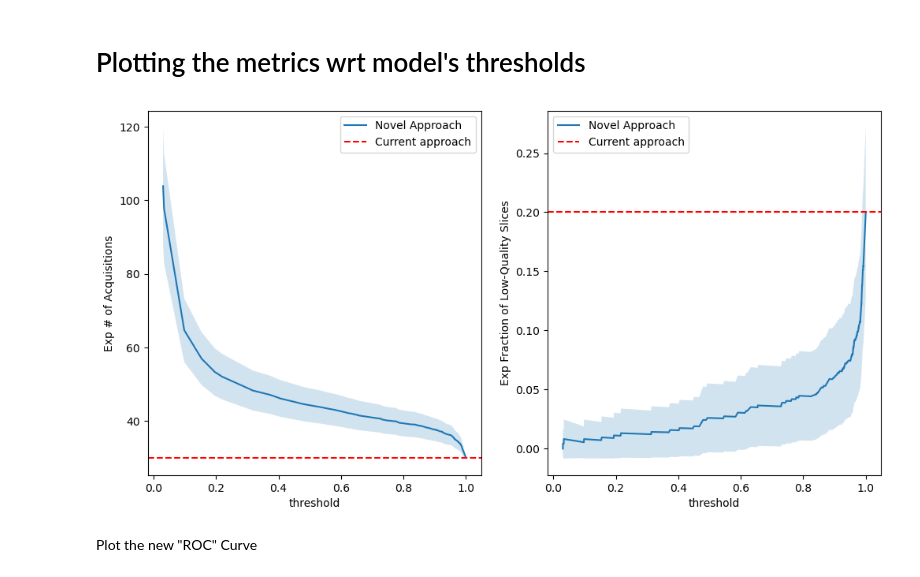
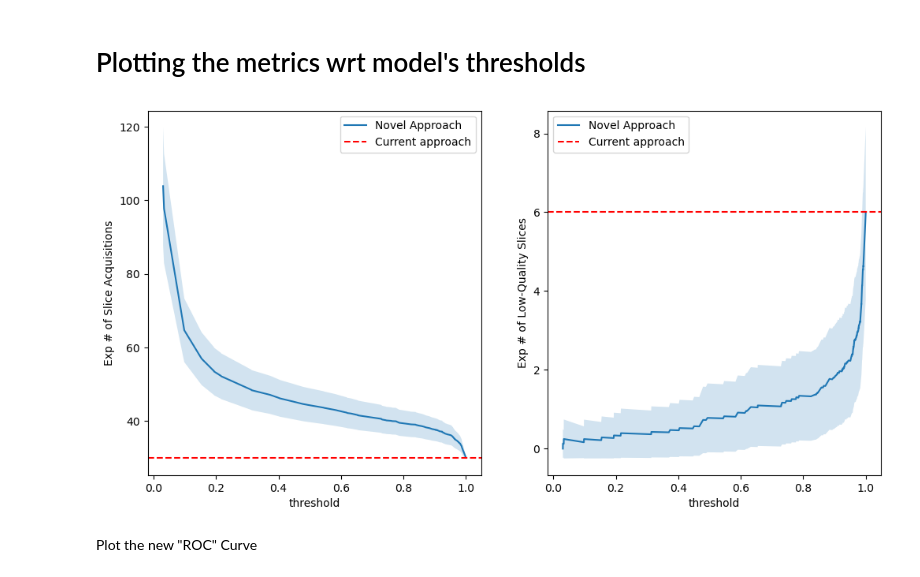
Before and after one commit to MedicalVisionGroup/FetalBrainIQA, a Jupyter notebook: thesis_figs/simulations.ipynb, the cells around one changed output. Cells and saved outputs as stored; diff of their text form; code cells hidden in the pictures.

```diff
--- a/thesis_figs/simulations.ipynb
+++ b/thesis_figs/simulations.ipynb
@@ -62,15 +114,15 @@ p_acc = q * (1 - TPR) + (1-q) * (1 - FPR)
 p_FO = q * (1 - TPR) / p_acc
 
 expected_count = (s / p_acc)
-expected_frac = p_FO
+expected_frac = s * p_FO
 
 var_count = (s * (1 - p_acc)) / (p_acc ** 2)
-var_frac = p_FO * (1 - p_FO) / s
+var_frac = s * p_FO * (1 - p_FO)
 # %%
 expected_count_old = s
 
-expected_frac_old = q
-var_frac_old = q * (1 - q) / s
+expected_frac_old = q * s
+var_frac_old = q * (1 - q) * s
 # %%
 std_count = np.sqrt(var_count)
 std_frac = np.sqrt(var_frac)
@@ -87,36 +139,36 @@ ax[0].fill_between(
     alpha=0.2,
 )
 ax[0].set_xlabel('threshold')
-ax[0].set_ylabel('Exp # of Acquisitions')
+ax[0].set_ylabel('Exp # of Slice Acquisitions')
 ax[0].axhline(y=expected_count_old, linestyle='--', label='Current approach', color = 'red')
 ax[0].legend()
 
 # --- p_FO ---
 ax[1].plot(ts, expected_frac, label="Novel Approach")
 ax[1].fill_between(
     ts,
     expected_frac - std_frac,
     expected_frac + std_frac,
     alpha=0.2,
 )
 
 ax[1].axhline(y=expected_frac_old, linestyle='--', label='Current approach', color = 'red')
 # ax[1].errorbar(
 #     ts[len(ts) // 2],
 #     expected_frac_old,
 #     yerr=std_frac_old,
 #     fmt='o',
 #     color='red',
 #     capsize=5,
 # )
 
 ax[1].set_xlabel('threshold')
-ax[1].set_ylabel('Exp Fraction of Low-Quality Slices')
+ax[1].set_ylabel('Exp # of Low-Quality Slices')
 ax[1].legend()
 
 fig.savefig('figs/thresh_metrics.png')
 # %% [output]
-[figure, old version]
+[figure, new version]
 # %% [markdown]
 Plot the new "ROC" Curve
 # %%
```
Also changed, not shown: parts of 7 cells of this notebook, 10 other files.
